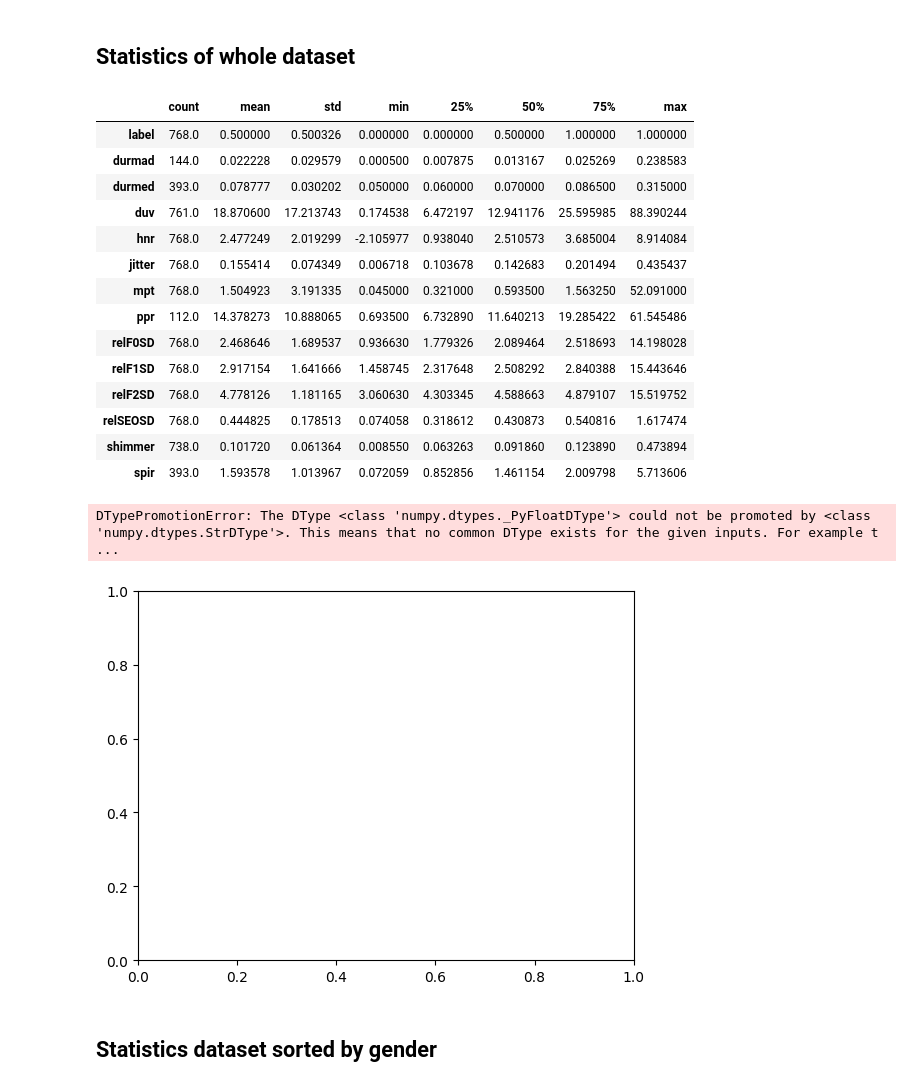
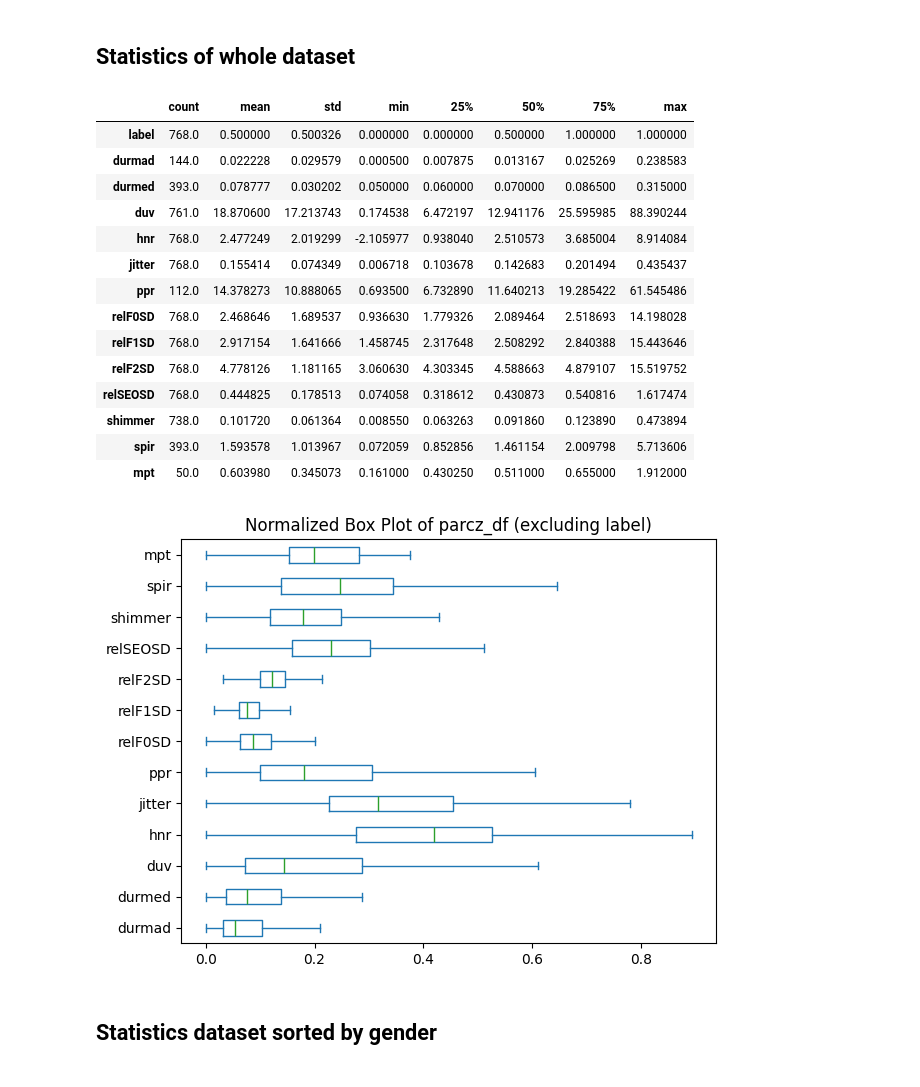
Before and after one commit to RichardLadislav/VuVoPy, a Jupyter notebook: example_scripts/statistic_eval_ntbk.ipynb, the cells around one changed output. Cells and saved outputs as stored; diff of their text form; code cells hidden in the pictures.

```diff
--- a/example_scripts/statistic_eval_ntbk.ipynb
+++ b/example_scripts/statistic_eval_ntbk.ipynb
@@ -25,7 +25,6 @@ parcz_features.sample(10, random_state=42)
 ### Create new DataFrame for mpt feature only on prelonged vowel excercises
 # %%
 parcz_features_mpt = parcz_features[parcz_features['filename'].str.contains('7.1-2')]
-#parcz_features_mpt = parcz_features_mpt[parcz_features_mpt.mpt == 1]
-parcz_features_mpt = parcz_features_mpt[['filename','speaker_id', 'label', 'gender','mpt']]
+parcz_features_mpt = parcz_features_mpt[['mpt']]
 parcz_features_mpt
 # %% [output]
@@ -49,4 +48,5 @@ parcz_features_mpt
 # %% [markdown]
 ## Replace 0.0 with NaN
 # %%
-parcz_features_Nan = parcz_features.apply(lambda col: col.replace(0, np.nan) if col.name != 'label' else col)
+parcz_features_Nan = parcz_features.apply(lambda col: col.replace(0, np.nan) if col.name != 'label' else col).drop(['mpt'], axis=1)
+parcz_features_Nan
@@ -52,0 +69,3 @@ parcz_features_Nan = parcz_features.apply(lambda col: col.replace(0, np.nan) if
+# %%
+parcz_df = pd.concat([parcz_features_Nan,parcz_features_mpt], axis=1)
+parcz_df
@@ -53,7 +86,7 @@ parcz_features_Nan = parcz_features.apply(lambda col: col.replace(0, np.nan) if
 # %% [markdown]
 ## Statistics of whole dataset
 # %%
-parcz_features_Nan.describe().T
+parcz_df.describe().T
 # %% [output]
 |  | count | mean | std | min | 25% | 50% | 75% | max |
 | label | 768.0 | 0.500000 | 0.500326 | 0.000000 | 0.000000 | 0.500000 | 1.000000 | 1.000000 |
@@ -62,7 +95,6 @@ parcz_features_Nan.describe().T
 | duv | 761.0 | 18.870600 | 17.213743 | 0.174538 | 6.472197 | 12.941176 | 25.595985 | 88.390244 |
 | hnr | 768.0 | 2.477249 | 2.019299 | -2.105977 | 0.938040 | 2.510573 | 3.685004 | 8.914084 |
 | jitter | 768.0 | 0.155414 | 0.074349 | 0.006718 | 0.103678 | 0.142683 | 0.201494 | 0.435437 |
-| mpt | 768.0 | 1.504923 | 3.191335 | 0.045000 | 0.321000 | 0.593500 | 1.563250 | 52.091000 |
 | ppr | 112.0 | 14.378273 | 10.888065 | 0.693500 | 6.732890 | 11.640213 | 19.285422 | 61.545486 |
 | relF0SD | 768.0 | 2.468646 | 1.689537 | 0.936630 | 1.779326 | 2.089464 | 2.518693 | 14.198028 |
 | relF1SD | 768.0 | 2.917154 | 1.641666 | 1.458745 | 2.317648 | 2.508292 | 2.840388 | 15.443646 |
@@ -70,12 +102,16 @@ parcz_features_Nan.describe().T
 | relSEOSD | 768.0 | 0.444825 | 0.178513 | 0.074058 | 0.318612 | 0.430873 | 0.540816 | 1.617474 |
 | shimmer | 738.0 | 0.101720 | 0.061364 | 0.008550 | 0.063263 | 0.091860 | 0.123890 | 0.473894 |
 | spir | 393.0 | 1.593578 | 1.013967 | 0.072059 | 0.852856 | 1.461154 | 2.009798 | 5.713606 |
+| mpt | 50.0 | 0.603980 | 0.345073 | 0.161000 | 0.430250 | 0.511000 | 0.655000 | 1.912000 |
 # %%
-plt.figure()
-plt.violinplot(parcz_features_Nan)
+numeric_cols = parcz_df.select_dtypes(include=[np.number]).columns
+parcz_df_norm = (parcz_df[numeric_cols] - parcz_df[numeric_cols].min()) / (parcz_df[numeric_cols].max() - parcz_df[numeric_cols].min())
+parcz_df_norm.drop(columns=['label']).plot.box(showfliers=False, vert=False)
+plt.title('Normalized Box Plot of parcz_df')
+plt.tight_layout()
+plt.show()
 # %% [output]
-DTypePromotionError: The DType <class 'numpy.dtypes._PyFloatDType'> could not be promoted by <class 'numpy.dtypes.StrDType'>. This means that no common DType exists for the given inputs. For example t ...
-[figure, old version]
+[figure, new version]
 # %% [markdown]
 ## Statistics dataset sorted by gender
 # %%
```
Also changed, not shown: parts of 19 cells of this notebook.
